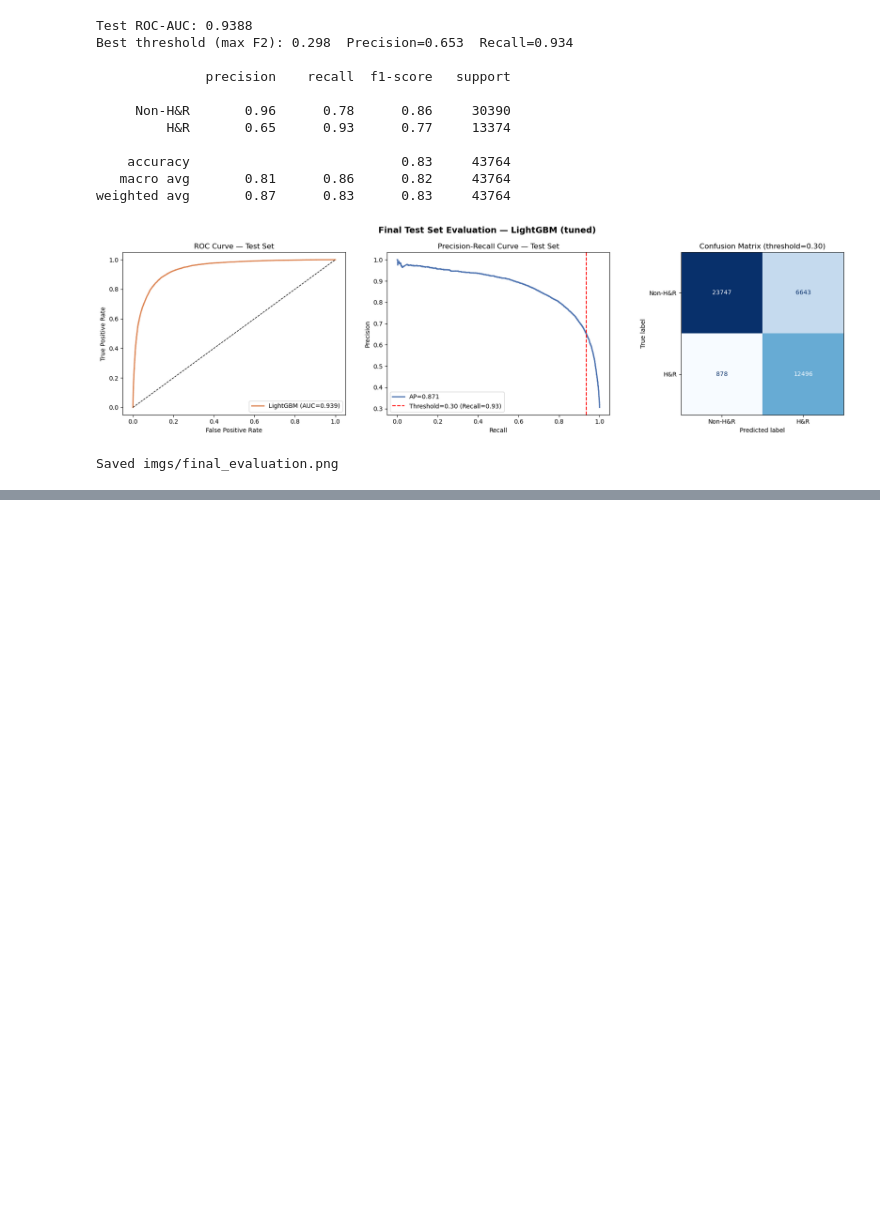
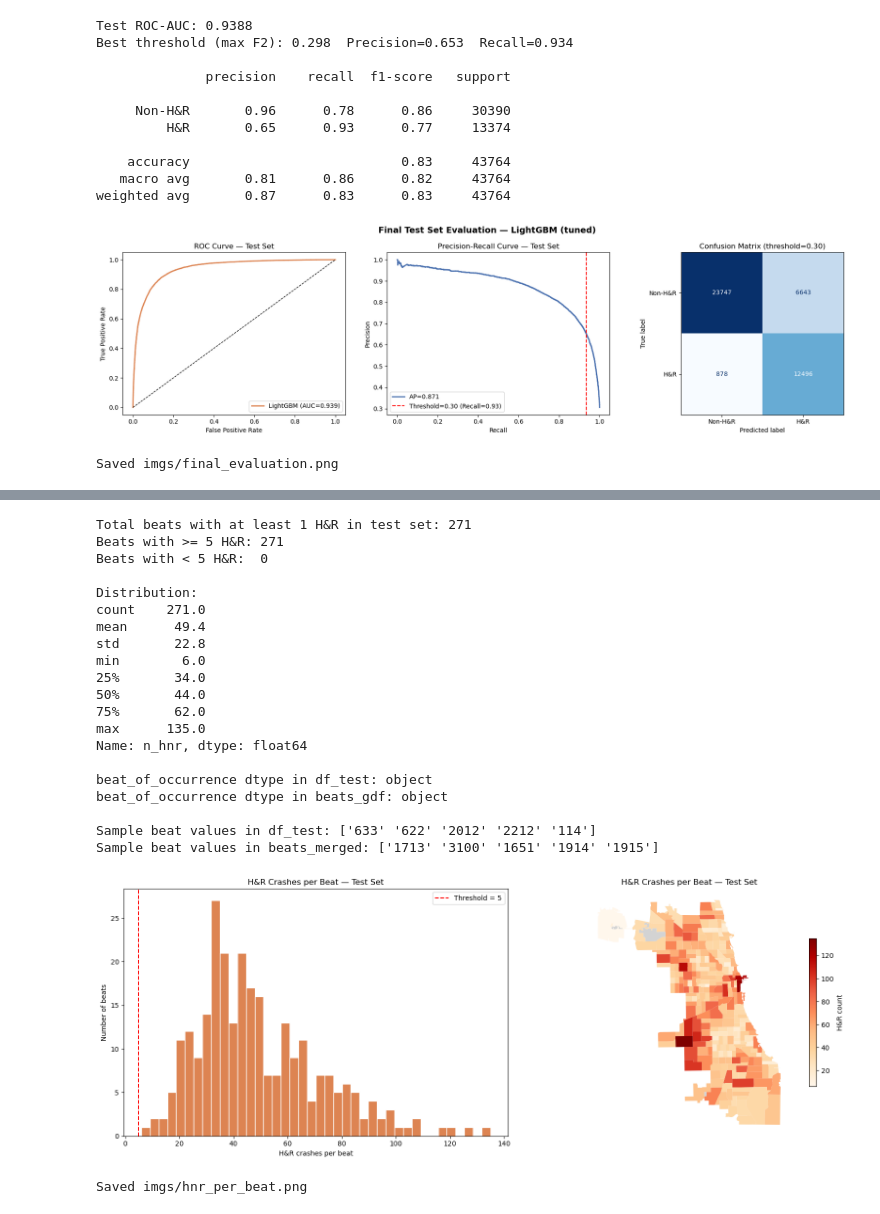
Before and after one commit to casagochman/chicago-hit-and-run, a Jupyter notebook: multi_ds/chicago_hitnrun_v2_multidataset.ipynb, the cells around one changed output, grey strips where cells are left out. Saved outputs shown, nothing was run; the diff lists cells and outputs as text; code cells hidden in the pictures; blank space fills up the shorter version.

```diff
--- a/multi_ds/chicago_hitnrun_v2_multidataset.ipynb
+++ b/multi_ds/chicago_hitnrun_v2_multidataset.ipynb
@@ -1678,0 +1962,70 @@ Saved imgs/final_evaluation.png
+# %%
+%matplotlib inline
+import matplotlib.pyplot as plt
+import pandas as pd
+
+# ── H&R count per beat in test set ────────────────────────────────────────
+hnr_per_beat = (df_test[df_test[TARGET_COL] == 1]
+                .groupby("beat_of_occurrence")
+                .size()
+                .reset_index(name="n_hnr"))
+
+print(f"Total beats with at least 1 H&R in test set: {len(hnr_per_beat)}")
+print(f"Beats with >= 5 H&R: {(hnr_per_beat['n_hnr'] >= 5).sum()}")
+print(f"Beats with < 5 H&R:  {(hnr_per_beat['n_hnr'] < 5).sum()}")
+print(f"\nDistribution:")
+print(hnr_per_beat['n_hnr'].describe().round(1))
+
+# ── Also check beat_of_occurrence dtype ───────────────────────────────────
+print(f"\nbeat_of_occurrence dtype in df_test: {df_test['beat_of_occurrence'].dtype}")
+print(f"beat_of_occurrence dtype in beats_gdf: {beats_merged['beat_of_occurrence'].dtype}")
+print(f"\nSample beat values in df_test: {df_test['beat_of_occurrence'].dropna().unique()[:5]}")
+print(f"Sample beat values in beats_merged: {beats_merged['beat_of_occurrence'].unique()[:5]}")
+
+fig, axes = plt.subplots(1, 2, figsize=(16, 6))
+
+# Histogram
+ax = axes[0]
+ax.hist(hnr_per_beat["n_hnr"], bins=40, color="#DD8452", edgecolor="white")
+ax.axvline(5, color="red", ls="--", lw=1.5, label="Threshold = 5")
+ax.set_xlabel("H&R crashes per beat"); ax.set_ylabel("Number of beats")
+ax.set_title("H&R Crashes per Beat — Test Set")
+ax.legend()
+
+# Choropleth
+ax = axes[1]
+hnr_per_beat["beat_of_occurrence"] = hnr_per_beat["beat_of_occurrence"].astype(str)
+beats_diag = beats_merged[["beat_of_occurrence","geometry"]].merge(
+    hnr_per_beat, on="beat_of_occurrence", how="left")
+beats_diag.plot(column="n_hnr", ax=ax, cmap="OrRd", legend=True,
+                missing_kwds={"color": "lightgrey", "label": "0 H&R crashes"},
+                legend_kwds={"label": "H&R count", "shrink": 0.6})
+ax.set_title("H&R Crashes per Beat — Test Set"); ax.set_axis_off()
+
+plt.tight_layout()
+plt.savefig("imgs/hnr_per_beat.png", dpi=150, bbox_inches="tight")
+plt.show(); plt.close()
+print("Saved imgs/hnr_per_beat.png")
+# %% [output]
+Total beats with at least 1 H&R in test set: 271
+Beats with >= 5 H&R: 271
+Beats with < 5 H&R:  0
+
+Distribution:
+count    271.0
+mean      49.4
+std       22.8
+min        6.0
+25%       34.0
+50%       44.0
+75%       62.0
+max      135.0
+Name: n_hnr, dtype: float64
+
+beat_of_occurrence dtype in df_test: object
+beat_of_occurrence dtype in beats_gdf: object
+
+Sample beat values in df_test: ['633' '622' '2012' '2212' '114']
+Sample beat values in beats_merged: ['1713' '3100' '1651' '1914' '1915']
+[figure, added]
+Saved imgs/hnr_per_beat.png
```
Also changed, not shown: parts of 9 cells of this notebook, 14 other files.
